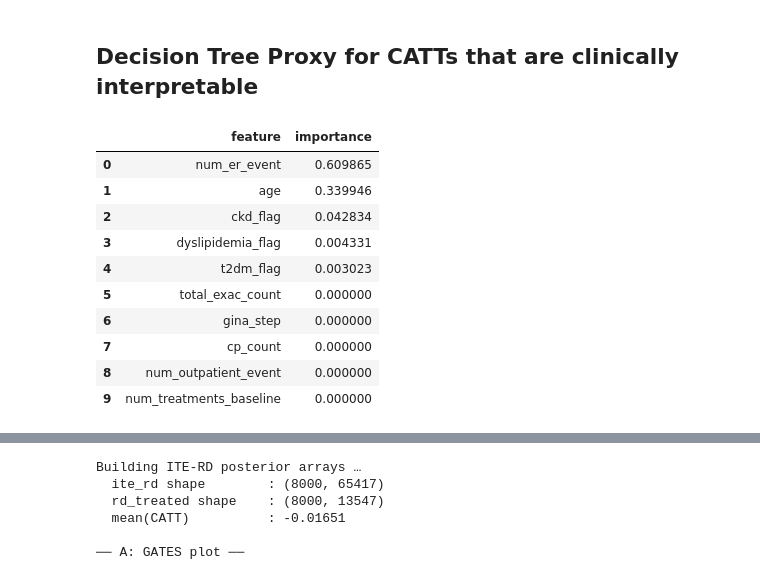
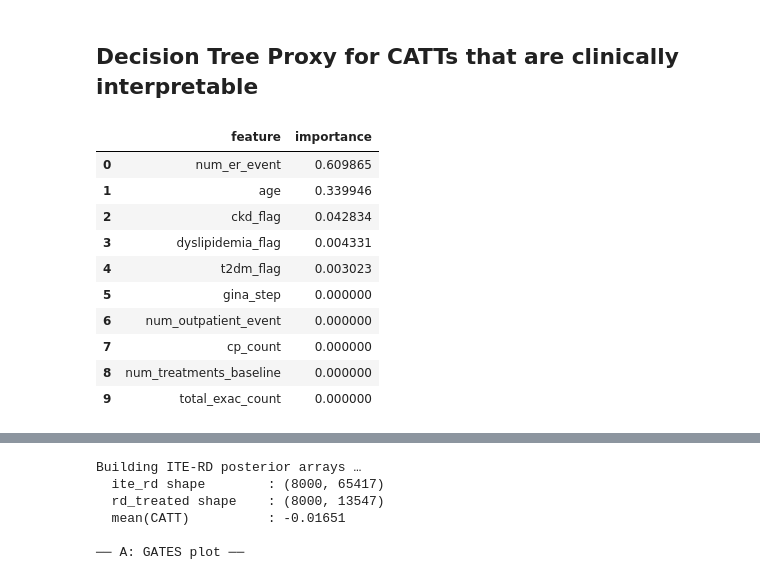
Before and after one commit to nweerasuriya/omscs, a Jupyter notebook: ISYE6420/Project/binary_bcf_exac_CP.ipynb, the cells around one changed output, grey strips where cells are left out. Cells and saved outputs as stored; diff of their text form; code cells hidden in the pictures.

```diff
--- a/ISYE6420/Project/binary_bcf_exac_CP.ipynb
+++ b/ISYE6420/Project/binary_bcf_exac_CP.ipynb
@@ -656,36 +608,40 @@ ax, catt_df = plot_forest_multiple(
 # %%
 from sklearn.tree import DecisionTreeRegressor
 # 1. Take the mean estimated treatment effect for each patient
 catt_estimates = trace_bcf.posterior["tau"].mean(dim=["chain", "draw"]).values
+sorted_catt = np.sort(catt_estimates)
+catt_rate_ratios = np.exp(catt_estimates)
 y_proxy = catt_estimates
 
 # Drop region columns if they exist, since they are not clinically interpretable
-feature_names = X.columns
+administrative_cols = [col for col in X.columns if 'region' in col.lower() or 'site' in col.lower()]
+X_tau_clinical = X.drop(columns=administrative_cols)
+feature_names_clinical = X_tau_clinical.columns
 
 # 2. Fit a shallow Decision Tree to explain these effects using your covariates
 # Max depth 4 keeps it clinically interpretable (16 subgroups max)
 proxy_tree = DecisionTreeRegressor(max_depth=4)
-proxy_tree.fit(X_tau, y_proxy)
+proxy_tree.fit(X_tau_clinical, y_proxy)
 
 # 3. Get the feature importance and visualize the rules
 feature_importance = proxy_tree.feature_importances_
 feature_importance_df = pd.DataFrame({
-    "feature": feature_names,
+    "feature": feature_names_clinical,
     "importance": feature_importance
 }).sort_values(by="importance", ascending=False)
 feature_importance_df.head(10).reset_index(drop=True)
 # %% [output]
 |  | feature | importance |
 | 0 | num_er_event | 0.609865 |
 | 1 | age | 0.339946 |
 | 2 | ckd_flag | 0.042834 |
 | 3 | dyslipidemia_flag | 0.004331 |
 | 4 | t2dm_flag | 0.003023 |
-| 5 | total_exac_count | 0.000000 |
-| 6 | gina_step | 0.000000 |
+| 5 | gina_step | 0.000000 |
+| 6 | num_outpatient_event | 0.000000 |
 | 7 | cp_count | 0.000000 |
-| 8 | num_outpatient_event | 0.000000 |
-| 9 | num_treatments_baseline | 0.000000 |
+| 8 | num_treatments_baseline | 0.000000 |
+| 9 | total_exac_count | 0.000000 |
 # %%
 # SHAP values for the tree
 import shap
```
Also changed, not shown: parts of 3 cells of this notebook, 1 other file.
